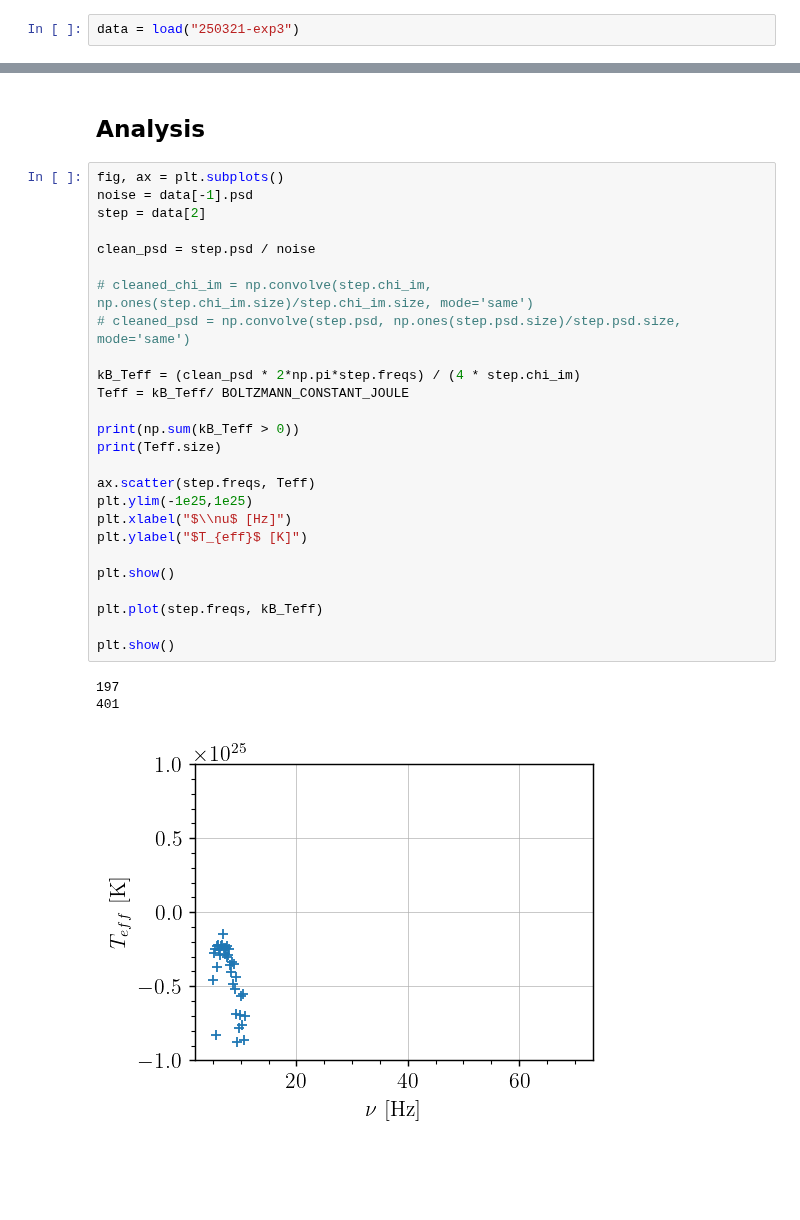
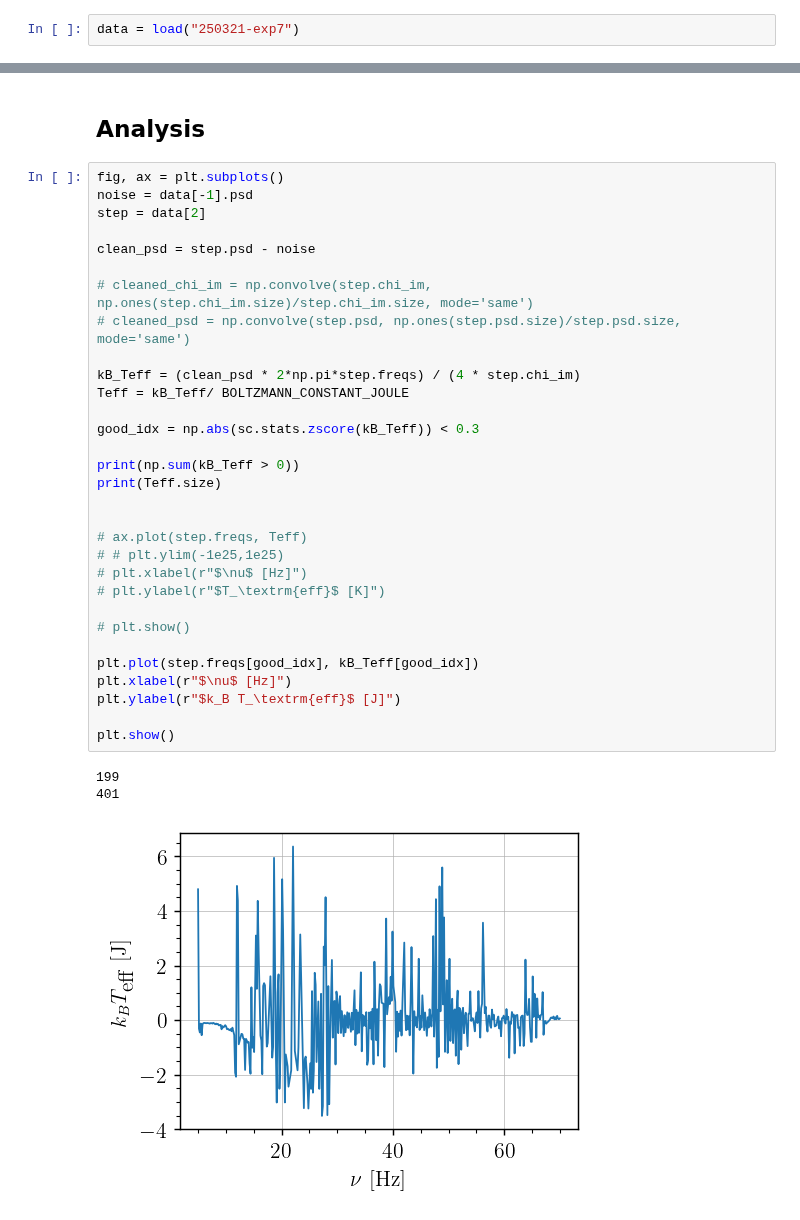
Before and after one commit to TomVdt/TPIII, a Jupyter notebook: 05-milieux-granulaires/analyse/exp2_psd.ipynb, the cells around one changed output, grey strips where cells are left out. Cells and saved outputs as stored; diff of their text form; blank space fills up the shorter version.

```diff
--- a/05-milieux-granulaires/analyse/exp2_psd.ipynb
+++ b/05-milieux-granulaires/analyse/exp2_psd.ipynb
@@ -22,5 +23,5 @@ mpl.rcParams.update(rcParams)
 # %% [markdown]
 ## Load
 # %%
-data = load("250321-exp3")
+data = load("250321-exp7")
 # %% [output]
@@ -32,30 +31,35 @@ WARNING: data is fucked for ../data/250321-exp3/250321-exp3_step18.txt
 # %%
 fig, ax = plt.subplots()
 noise = data[-1].psd
 step = data[2]
 
-clean_psd = step.psd / noise
+clean_psd = step.psd - noise
 
 # cleaned_chi_im = np.convolve(step.chi_im, np.ones(step.chi_im.size)/step.chi_im.size, mode='same')
 # cleaned_psd = np.convolve(step.psd, np.ones(step.psd.size)/step.psd.size, mode='same')
 
 kB_Teff = (clean_psd * 2*np.pi*step.freqs) / (4 * step.chi_im)
 Teff = kB_Teff/ BOLTZMANN_CONSTANT_JOULE
 
+good_idx = np.abs(sc.stats.zscore(kB_Teff)) < 0.3
+
 print(np.sum(kB_Teff > 0))
 print(Teff.size)
 
-ax.scatter(step.freqs, Teff)
-plt.ylim(-1e25,1e25)
-plt.xlabel("$\\nu$ [Hz]")
-plt.ylabel("$T_{eff}$ [K]")
+
+# ax.plot(step.freqs, Teff)
+# # plt.ylim(-1e25,1e25)
+# plt.xlabel(r"$\nu$ [Hz]")
+# plt.ylabel(r"$T_\textrm{eff}$ [K]")
+
+# plt.show()
+
+plt.plot(step.freqs[good_idx], kB_Teff[good_idx])
+plt.xlabel(r"$\nu$ [Hz]")
+plt.ylabel(r"$k_B T_\textrm{eff}$ [J]")
 
 plt.show()
-
-plt.plot(step.freqs, kB_Teff)
-
-plt.show()
 # %% [output]
-197
+199
 401
-[figure, old version]
+[figure, new version]
```
Also changed, not shown: parts of 3 cells of this notebook, 22 other files.
